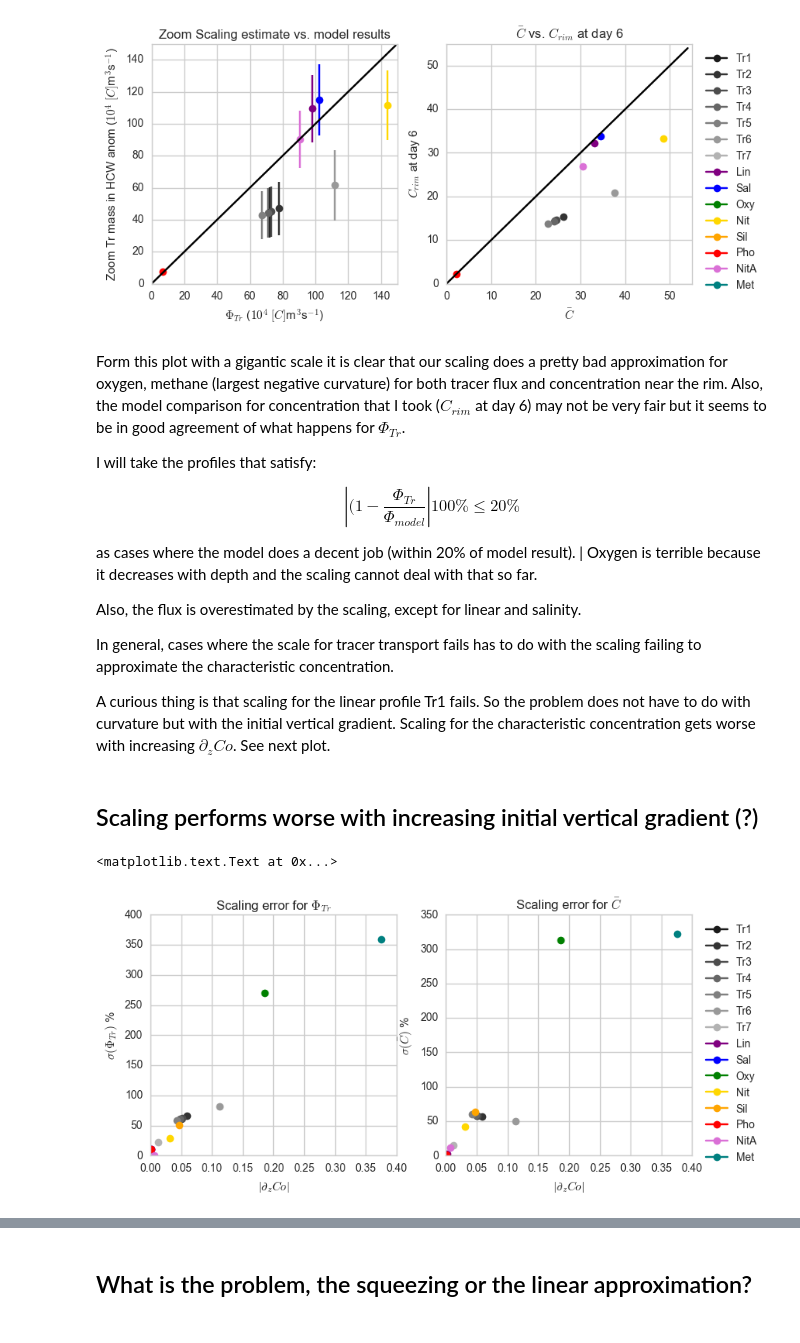
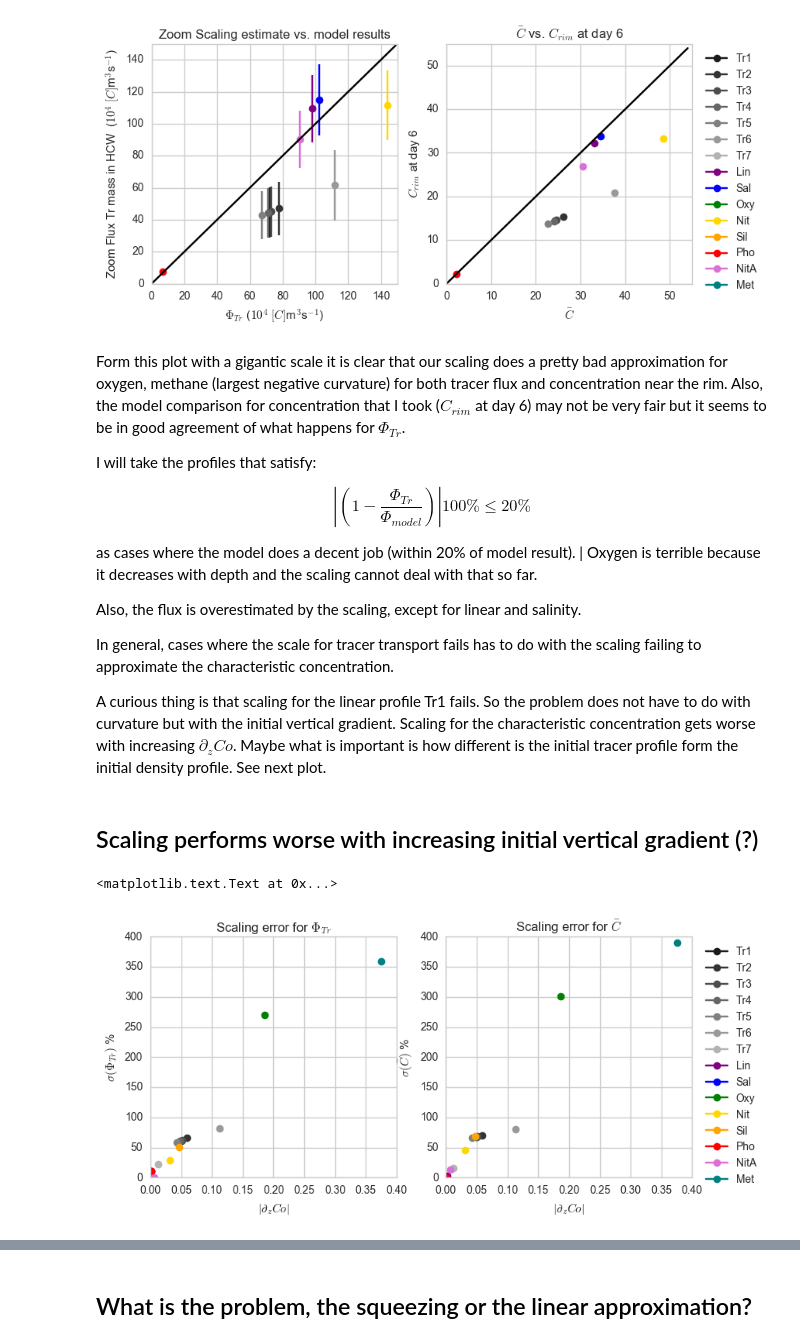
Before and after one commit to UBC-MOAD/outputanalysisnotebooks, a Jupyter notebook: NutrientProfiles/Parabolic/How_far_from_real_profiles.ipynb, the cells around one changed output, grey strips where cells are left out. Drawn from its saved outputs; the diff is of its cells as text; code cells hidden in the pictures.

```diff
--- a/NutrientProfiles/Parabolic/How_far_from_real_profiles.ipynb
+++ b/NutrientProfiles/Parabolic/How_far_from_real_profiles.ipynb
@@ -138,8 +138,8 @@ for tracer,col,lab in zip(record.tracerList, colours_Bark, labels_Bark):
     maxd6 = min(df_anom[keys[3]][22:26])
     maxd7 = min(df_anom[keys[4]][22:26])
 
-    ax1.plot(df[key0][:],depth[1:-1],'o-',color=col,label=lab)
-    ax3.plot(df[keys[3]][:],depth[1:-1],'-o',color=col,label=lab)
+    ax1.plot(-df[key0][:],depth[1:-1],'o-',color=col,label=lab)
+    ax3.plot(-df[keys[3]][:],depth[1:-1],'-o',color=col,label=lab)
 
     Bar_dTrdz[ii] = np.mean(np.array([maxd3,maxd4,maxd5,maxd6,maxd7]))
     Bar_inidTrdz[ii] = df[key0][30]
@@ -161,8 +161,8 @@ for tracer,col,lab in zip(record.tracerList, colours_Para, labels_Para):
     maxd6 = min(df_anom[keys[3]][22:26])
     maxd7 = min(df_anom[keys[4]][22:26])
 
-    ax2.plot(df[key0][:],depth[1:-1],'o-',color=col,label=lab)
-    ax4.plot(df[keys[3]][:],depth[1:-1],'o-',color=col,label=lab)
+    ax2.plot(-df[key0][:],depth[1:-1],'o-',color=col,label=lab)
+    ax4.plot(-df[keys[3]][:],depth[1:-1],'o-',color=col,label=lab)
 
     Par_dTrdz[ii] = np.mean(np.array([maxd3,maxd4,maxd5,maxd6,maxd7]))
     Par_inidTrdz[ii] = df[key0][30]
@@ -294,7 +294,7 @@ for TrMass, dTr0,Co,C, lab, col in zip(Mass_Para,Par_inidTrdz[:],Par_TrSB[:],Par
     ax2.plot(Capprox, C, color=col, label=lab, marker='o')
     err_C = Capprox/C
 
-    print ("%s" % (lab), "\t".join(['\t%1.1f\t%1.1f\t%1.3f\t%1.1f' % (abs(1-err_phi)*100, abs(1-err_C)*100, dTr0, Co)]))
+    print ("%s" % (lab), "\t".join(['\t%1.1f\t%1.1f\t%1.3f\t%1.1f' % (abs(1-err_phi)*100, abs(1-err_C)*100, -dTr0, Co)]))
 
 
 
@@ -312,12 +312,12 @@ for TrMass, dTr0, Co,C, lab, col in zip(Mass_Bark,Bar_inidTrdz,Bar_TrSB,Bar_maxT
     err_phi = scale_PhiTr/PhiTr
     ax2.plot(Capprox, C, color=col, label=lab, marker='o')
     err_C = Capprox/C
-    print ("%s" % (lab), "\t".join(['\t%1.1f\t%1.1f\t%1.3f\t%1.1f' % (abs(1-err_phi)*100, abs(1-err_C)*100, dTr0, Co)]))
+    print ("%s" % (lab), "\t".join(['\t%1.1f\t%1.1f\t%1.3f\t%1.1f' % (abs(1-err_phi)*100, abs(1-err_C)*100, -dTr0, Co)]))
 
 
 
 ax1.set_xlabel(r'$\Phi_{Tr}$ ($10^4$ $[C]$m$^{3}$s$^{-1}$)')
-ax1.set_ylabel('Tr mass in HCW anom ($10^4$ $[C]$m$^{3}$s$^{-1}$)')
+ax1.set_ylabel('Flux of Tr mass in HCW  ($10^4$ $[C]$m$^{3}$s$^{-1}$)')
 ax1.set_title('Scaling estimate vs. model results')
 #ax1.set_ylim(0,500)
 #ax1.set_xlim(0,500)
@@ -376,7 +376,7 @@ for TrMass, dTr0, Co,C, lab, col in zip(Mass_Bark,Bar_inidTrdz,Bar_TrSB,Bar_maxT
     ax2.plot(Capprox, C, color=col, label=lab, marker='o')
 
 ax1.set_xlabel(r'$\Phi_{Tr}$ ($10^4$ $[C]$m$^{3}$s$^{-1}$)')
-ax1.set_ylabel('Zoom Tr mass in HCW anom ($10^4$ $[C]$m$^{3}$s$^{-1}$)')
+ax1.set_ylabel('Zoom Flux Tr mass in HCW  ($10^4$ $[C]$m$^{3}$s$^{-1}$)')
 ax1.set_title('Zoom Scaling estimate vs. model results')
 ax1.set_ylim(0,150)
 ax1.set_xlim(0,150)
@@ -397,7 +397,7 @@ Form this plot with a gigantic scale it is clear that our scaling does a pretty
 
 I will take the profiles that satisfy:
 
-$$|(1-\frac{\Phi_{Tr}}{\Phi_{model}}|100\%\le 20\%$$
+$$|(1-\frac{\Phi_{Tr}}{\Phi_{model}})|100\%\le 20\%$$
 
 as cases where the model does a decent job (within 20\% of model result).
 |
@@ -407,7 +407,7 @@ Also, the flux is overestimated by the scaling, except for linear and salinity.
 
 In general, cases where the scale for tracer transport fails has to do with the scaling failing to approximate the characteristic concentration.
 
-A curious thing is that scaling for the linear profile Tr1 fails. So the problem does not have to do with curvature but with the initial vertical gradient. Scaling for the characteristic concentration gets worse with increasing $\partial_zCo$. See next plot.
+A curious thing is that scaling for the linear profile Tr1 fails. So the problem does not have to do with curvature but with the initial vertical gradient. Scaling for the characteristic concentration gets worse with increasing $\partial_zCo$. Maybe what is important is how different is the initial tracer profile form the initial density profile. See next plot.
 # %% [markdown]
 ## Scaling performs worse with increasing initial vertical gradient (?)
 # %%
@@ -424,37 +424,37 @@ for TrMass, dTr0,Co,C, lab, col in zip(Mass_Para,Par_inidTrdz[:],Par_TrSB[:],Par
     Capprox=((0.04*(dTrdz*(Hh+132.0)/2.0))+1.0)*Co
     scale_PhiTr = HA2013*Capprox
     err_phi = scale_PhiTr/PhiTr
-    ax1.plot(abs(dTr0),(abs(1-err_phi))*100 , color=col, label=lab, marker='o')
+    ax1.plot(abs(-dTr0),(abs(1-err_phi))*100 , color=col, label=lab, marker='o')
     err_C = Capprox/C
-    ax2.plot(abs(dTr0), abs(1-err_C)*100, color=col, label=lab, marker='o')
+    ax2.plot(abs(-dTr0), abs(1-err_C)*100, color=col, label=lab, marker='o')
 
 
 
 for TrMass, dTr0, Co,C, lab, col in zip(Mass_Bark,Bar_inidTrdz,Bar_TrSB,Bar_maxTr,labels_Bark,colours_Bark):
 
     mass_can_eff = dfBAR[TrMass]
     PhiTr = np.mean(np.array([(mass_can_eff[ii]-mass_can_eff[ii-1])/(time[ii]-time[ii-1]) for ii in range (8,15)]))
     PhiTr_std = np.std(np.array([(mass_can_eff[ii]-mass_can_eff[ii-1])/(time[ii]-time[ii-1]) for ii in range (8,15)]))
     dTrdz = -dTr0*(6.3*(((Z+Zdif)/Hs))+1.0)
     Capprox=((0.04*(dTrdz*(Hh+132.0)/2.0))+1.0)*Co
     scale_PhiTr = HA2013*Capprox
     err_phi = scale_PhiTr/PhiTr
-    ax1.plot(abs(dTr0),(abs(1-err_phi))*100 , color=col, label=lab, marker='o')
+    ax1.plot(abs(-dTr0),(abs(1-err_phi))*100 , color=col, label=lab, marker='o')
     err_C = Capprox/C
-    ax2.plot(abs(dTr0), abs(1-err_C)*100, color=col, label=lab, marker='o')
+    ax2.plot(abs(-dTr0), abs(1-err_C)*100, color=col, label=lab, marker='o')
 
 
 
 ax1.set_xlabel(r'$|\partial_zCo|$')
 ax1.set_ylabel('$\sigma(\Phi_{Tr})$ %')
 ax1.set_title('Scaling error for $\Phi_{Tr}$')
 #ax1.set_ylim(0,500)
 #ax1.set_xlim(0,500)
 
 ax2.legend(bbox_to_anchor=(1.3,1),ncol=1, columnspacing=0.1)
 ax2.set_xlabel(r'$|\partial_zCo|$')
 ax2.set_ylabel(r'$\sigma(\bar{C})$ %')
 ax2.set_title(r'Scaling error for $\bar{C}$')
 # %% [output]
 <matplotlib.text.Text at 0x...>
-[figure, old version]
+[figure, new version]
```
Also changed, not shown: parts of 10 cells of this notebook, 1 other file.
